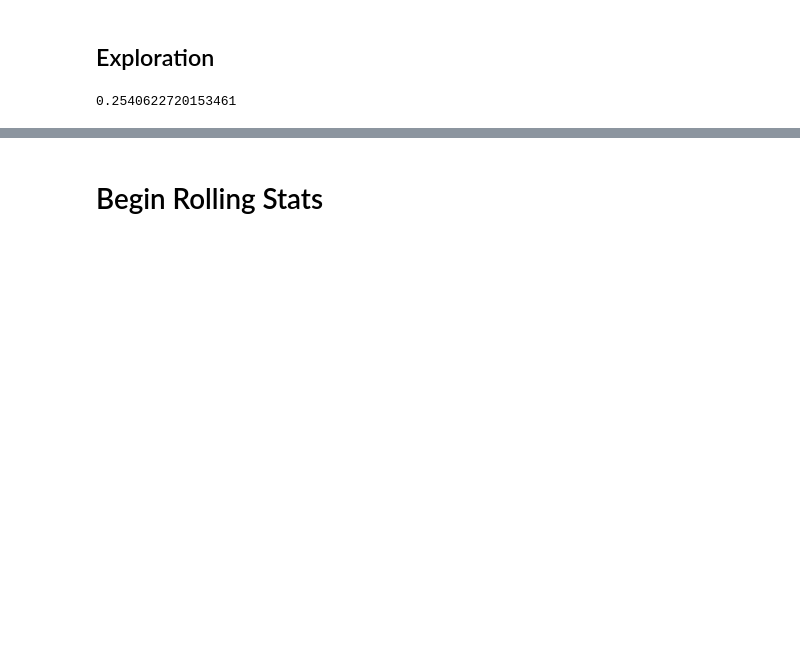
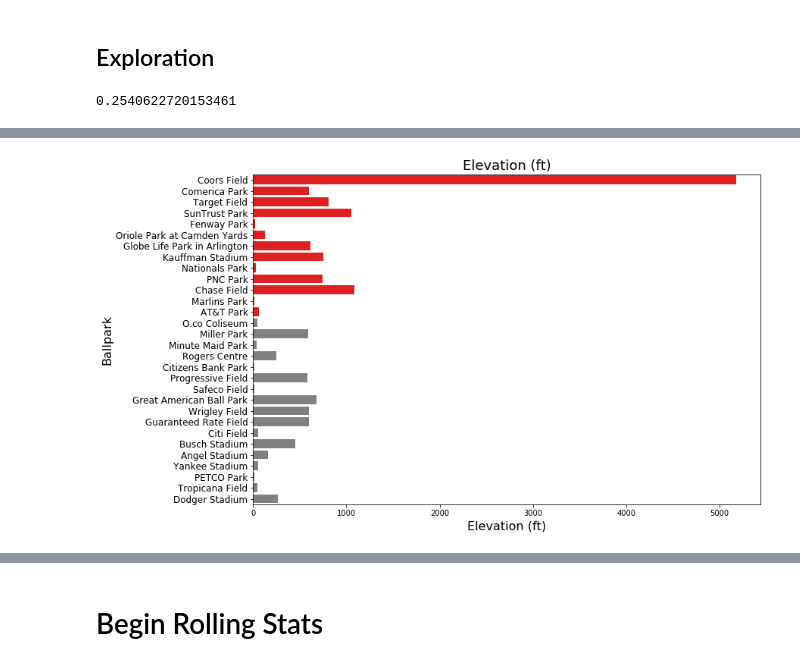
Before and after one commit to Tucker-Allen/MLB_Predictions, a Jupyter notebook: code/code.ipynb, the cells around one changed output, grey strips where cells are left out. Saved outputs shown, nothing was run; the diff lists cells and outputs as text; code cells hidden in the pictures; blank space fills up the shorter version.

```diff
--- a/code/code.ipynb
+++ b/code/code.ipynb
@@ -538,0 +619,11 @@ tb
+# %%
+fig, ax1 = plt.subplots(figsize=(12,8))
+
+clrs = ['grey' if (x < all_bat_avg) else 'red' for x in stad_merged['Avg.'] ]
+g1 = sns.barplot(stad_merged['Elev'], stad_merged['Stadium'], orient='h', palette=clrs )
+g1.set_title('Elevation (ft)', fontsize=18)
+g1.set_xlabel('Elevation (ft)', fontsize=16)
+g1.set_ylabel('Ballpark', fontsize=16)
+g1.set_yticklabels(stad_merged['Stadium'], fontsize=12);
+# %% [output]
+[figure, added]
```
Also changed, not shown: parts of 42 cells of this notebook.
